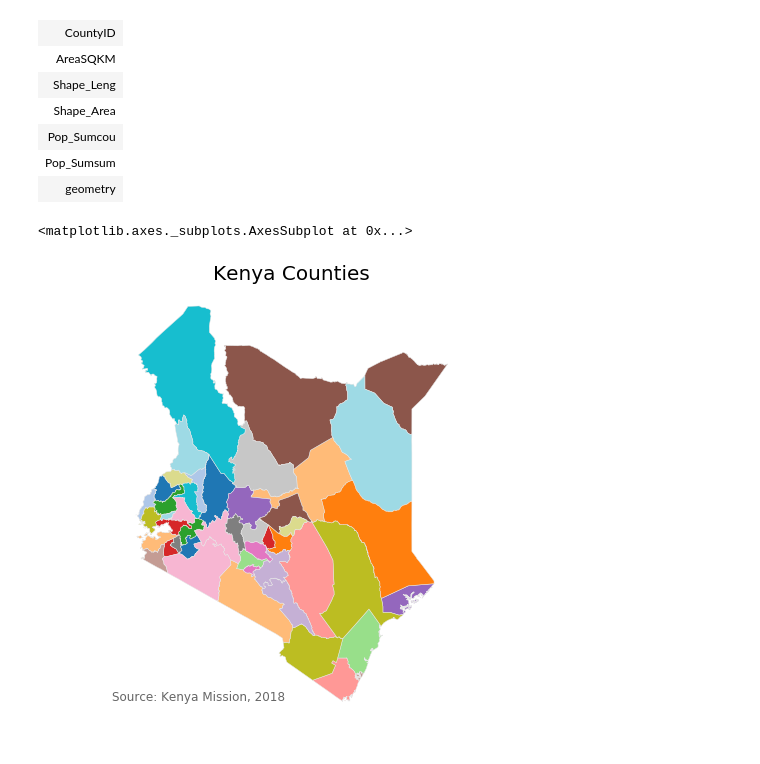
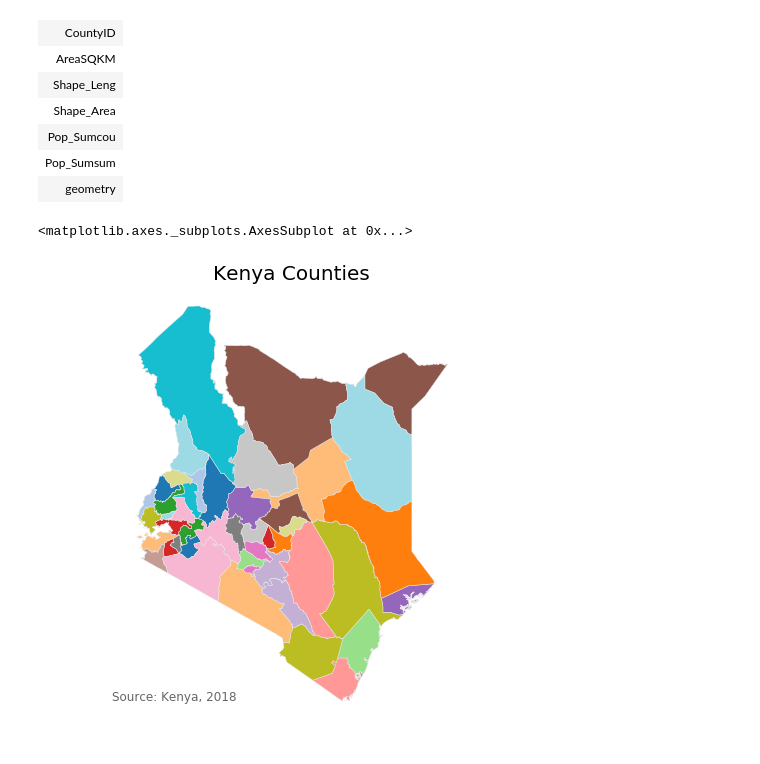
Before and after one commit to deitelberg/Python-projects, a Jupyter notebook: gridmap.ipynb, the cells around one changed output. Drawn from its saved outputs; the diff is of its cells as text; code cells hidden in the pictures.

```diff
--- a/gridmap.ipynb
+++ b/gridmap.ipynb
@@ -3,3 +1,6 @@ polygons = '../Data_from_Teddy/unzipped/CountyBoundary2013/CountyBoundary2013.sh
+# %%
+import gridmap_config as c
+polygons = c.kenya_counties
 # %%
 import os
 import geopandas as gp
@@ -32,16 +33,16 @@ display(HTML(tabulate(tbl_data, headers="firstrow", tablefmt='html', stralign='l
 # %%
 fig, ax = plt.subplots(1, figsize=(10, 8))
 ax.axis('off')
 ax.set_title('Kenya Counties', fontdict={'fontsize': '20', 'fontweight' : '500'})
-ax.annotate('Source: Kenya Mission, 2018',
+ax.annotate('Source: Kenya, 2018',
             xy=(0.17, .115),
             xycoords='figure fraction',
             horizontalalignment='left',
             verticalalignment='top',
             fontsize=12,
             color='0.4')
 
 counties.plot(column='County', cmap='tab20', ax=ax, linewidth=0.5, edgecolor='0.9')
 # %% [output]
 <matplotlib.axes._subplots.AxesSubplot at 0x...>
-[figure, old version]
+[figure, new version]
```
Also changed, not shown: parts of 1 cell of this notebook, 1 other file.
